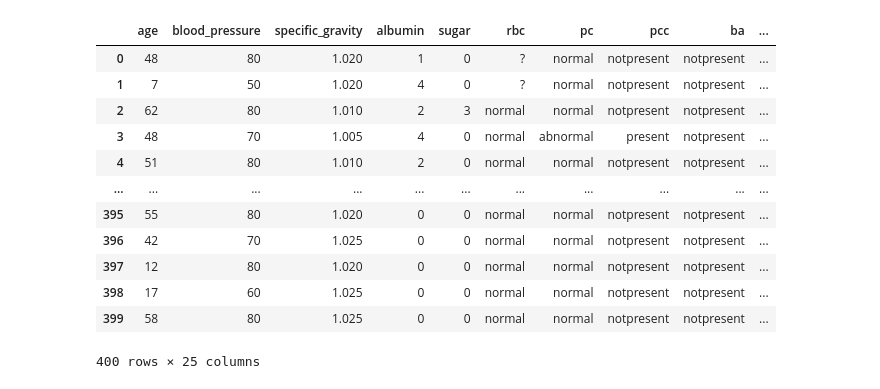
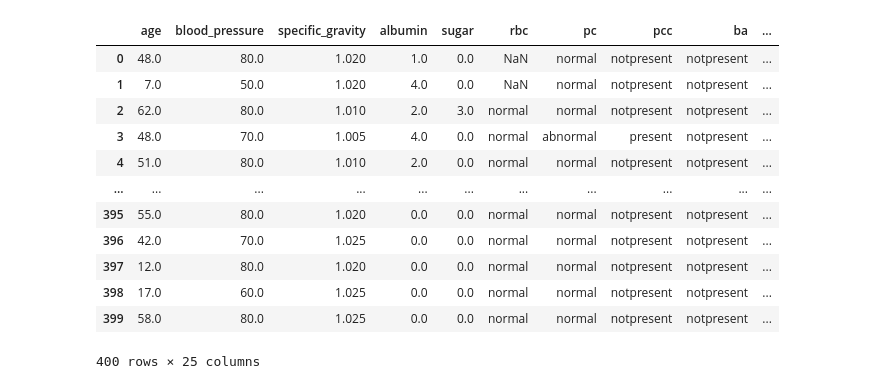
Before and after one commit to kassu11/machine-learning-AMK, a Jupyter notebook: data_preprocessing/ckd.ipynb, the cells around one changed output. Saved outputs shown, nothing was run; the diff lists cells and outputs as text; code cells hidden in the pictures.

```diff
--- a/data_preprocessing/ckd.ipynb
+++ b/data_preprocessing/ckd.ipynb
@@ -1,20 +4,18 @@
 # %%
 import pandas as pd
+df = pd.read_csv("chronic_kidney_disease.csv", sep=",", na_values=["", " ", "?"], decimal=".")
+df
+# %% [output]
+|  | age | blood_pressure | specific_gravity | albumin | sugar | rbc | pc | pcc | ba | ... |
+| 0 | 48.0 | 80.0 | 1.020 | 1.0 | 0.0 | NaN | normal | notpresent | notpresent | ... |
+| 1 | 7.0 | 50.0 | 1.020 | 4.0 | 0.0 | NaN | normal | notpresent | notpresent | ... |
+| 2 | 62.0 | 80.0 | 1.010 | 2.0 | 3.0 | normal | normal | notpresent | notpresent | ... |
+| 3 | 48.0 | 70.0 | 1.005 | 4.0 | 0.0 | normal | abnormal | present | notpresent | ... |
+| 4 | 51.0 | 80.0 | 1.010 | 2.0 | 0.0 | normal | normal | notpresent | notpresent | ... |
+| ... | ... | ... | ... | ... | ... | ... | ... | ... | ... | ... |
+| 395 | 55.0 | 80.0 | 1.020 | 0.0 | 0.0 | normal | normal | notpresent | notpresent | ... |
+| 396 | 42.0 | 70.0 | 1.025 | 0.0 | 0.0 | normal | normal | notpresent | notpresent | ... |
+| 397 | 12.0 | 80.0 | 1.020 | 0.0 | 0.0 | normal | normal | notpresent | notpresent | ... |
+| 398 | 17.0 | 60.0 | 1.025 | 0.0 | 0.0 | normal | normal | notpresent | notpresent | ... |
+| 399 | 58.0 | 80.0 | 1.025 | 0.0 | 0.0 | normal | normal | notpresent | notpresent | ... |
+400 rows × 25 columns
-# %%
-import pandas as pd
-df = pd.read_csv("chronic_kidney_disease.csv", sep=",", na_values=["", " "], decimal=".")
-df
-# %% [output]
-|  | age | blood_pressure | specific_gravity | albumin | sugar | rbc | pc | pcc | ba | ... |
-| 0 | 48 | 80 | 1.020 | 1 | 0 | ? | normal | notpresent | notpresent | ... |
-| 1 | 7 | 50 | 1.020 | 4 | 0 | ? | normal | notpresent | notpresent | ... |
-| 2 | 62 | 80 | 1.010 | 2 | 3 | normal | normal | notpresent | notpresent | ... |
-| 3 | 48 | 70 | 1.005 | 4 | 0 | normal | abnormal | present | notpresent | ... |
-| 4 | 51 | 80 | 1.010 | 2 | 0 | normal | normal | notpresent | notpresent | ... |
-| ... | ... | ... | ... | ... | ... | ... | ... | ... | ... | ... |
-| 395 | 55 | 80 | 1.020 | 0 | 0 | normal | normal | notpresent | notpresent | ... |
-| 396 | 42 | 70 | 1.025 | 0 | 0 | normal | normal | notpresent | notpresent | ... |
-| 397 | 12 | 80 | 1.020 | 0 | 0 | normal | normal | notpresent | notpresent | ... |
-| 398 | 17 | 60 | 1.025 | 0 | 0 | normal | normal | notpresent | notpresent | ... |
-| 399 | 58 | 80 | 1.025 | 0 | 0 | normal | normal | notpresent | notpresent | ... |
-400 rows × 25 columns
```
Also changed, not shown: parts of 7 cells of this notebook.
